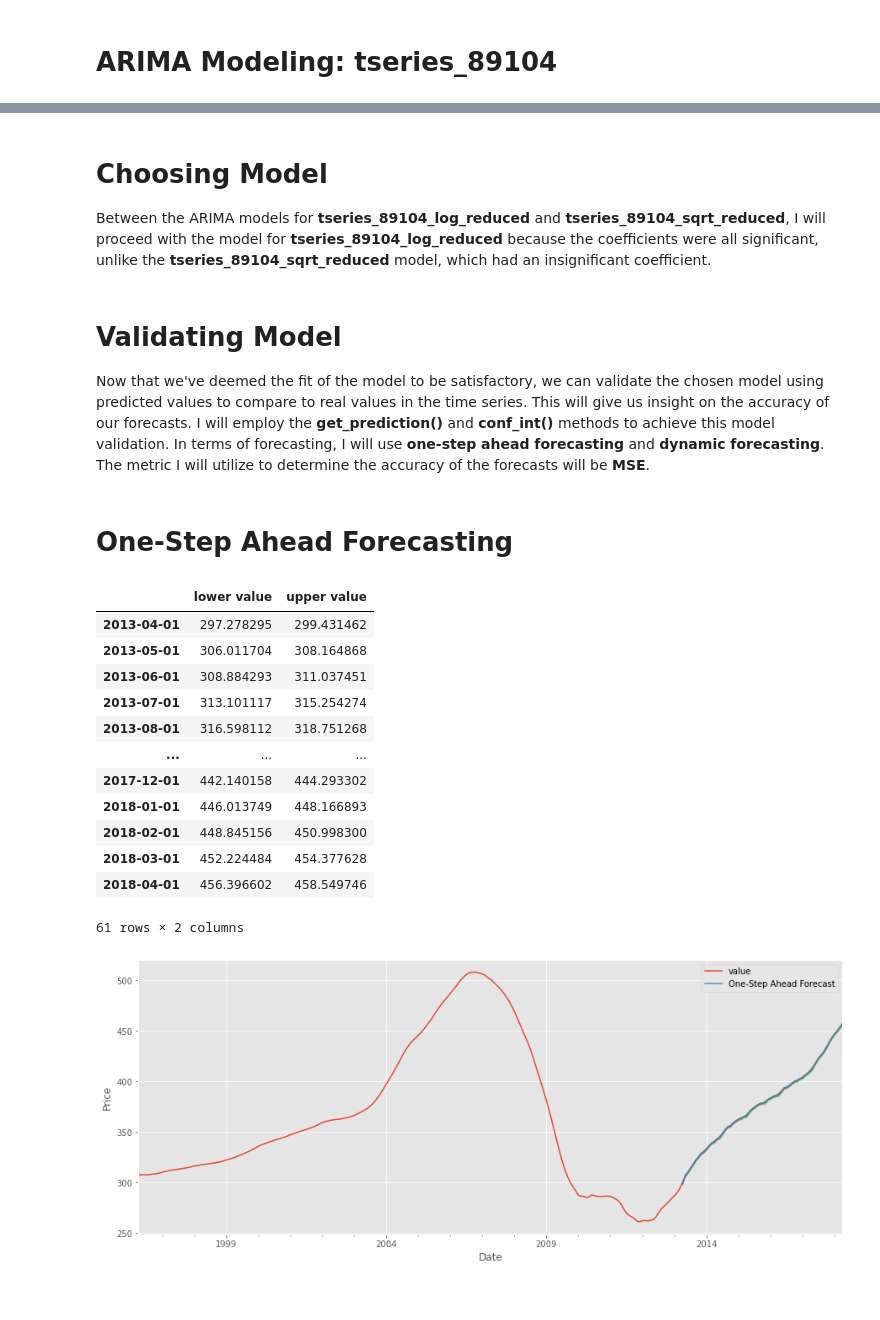
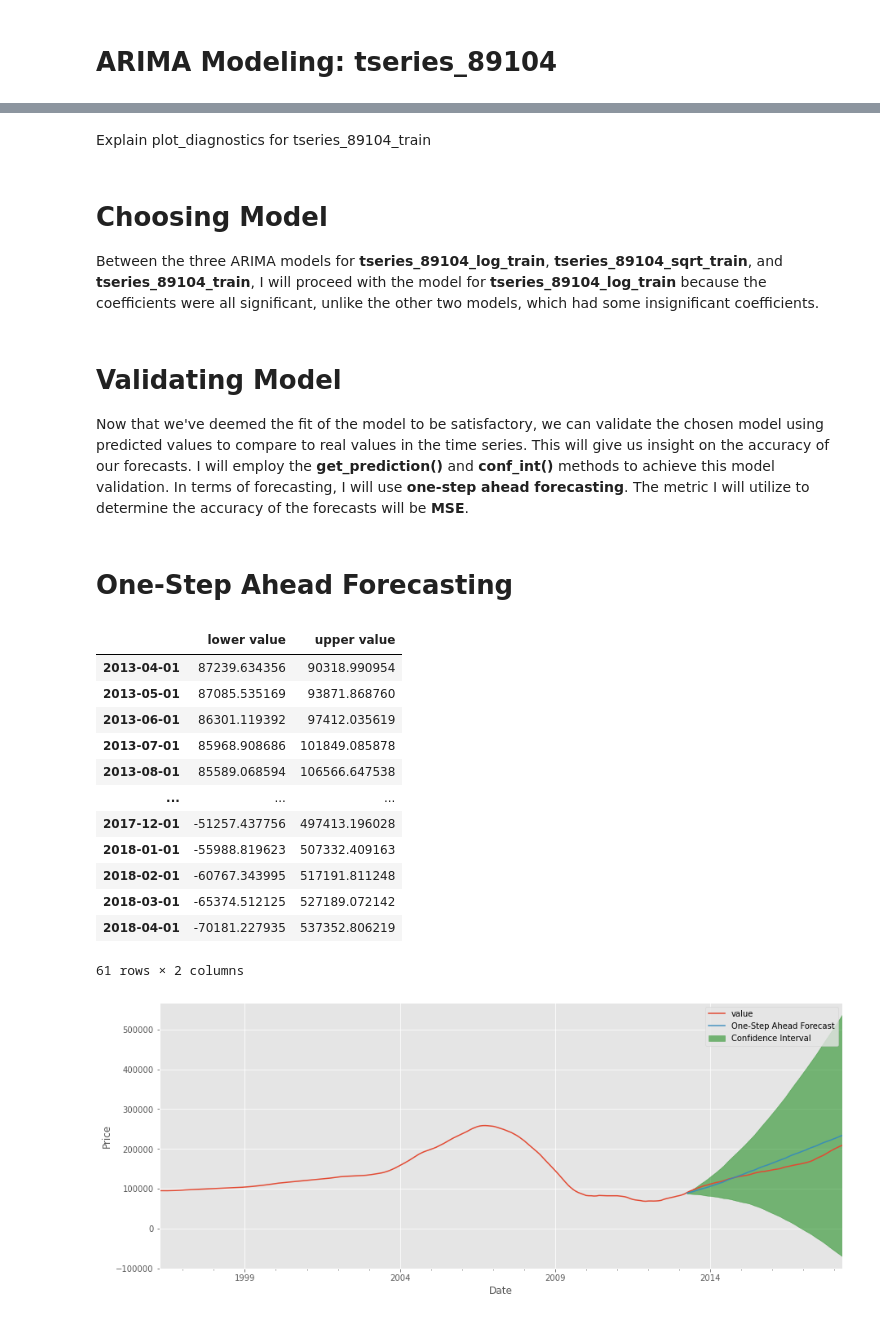
Before and after one commit to jbenedito99/Zipcode-Time-Series-Modeling, a Jupyter notebook: time-series/notebook.ipynb, the cells around one changed output, grey strips where cells are left out. Drawn from its saved outputs; the diff is of its cells as text; code cells hidden in the pictures.

Commit message:
Started forecasting

```diff
--- a/time-series/notebook.ipynb
+++ b/time-series/notebook.ipynb
@@ -671,2 +676,6 @@ Earlier, we said that the original <b>tseries_89104</b> data exhibited some seas
+# %%
+# split tseries_89104 into training and test set
+tseries_89104_train = tseries_89104['2008-03':'2013-03']
+tseries_89104_test = tseries_89104['2013-04':]
 # %%
 # Run a grid with pdq and seasonal pdq parameters calculated above and get the best AIC value
@@ -717,8 +732,8 @@ Name: 54, dtype: object
 # %%
 # Plug the optimal parameter values into a new SARIMAX model
-# For tseries_89104
-ARIMA_MODEL = sm.tsa.statespace.SARIMAX(tseries_89104,
-                                        order=(1, 1, 0),
+# For tseries_89104_train
+ARIMA_MODEL = sm.tsa.statespace.SARIMAX(tseries_89104_train,
+                                        order=(1, 1, 1),
                                         seasonal_order=(1, 1, 0, 12),
                                         enforce_stationarity=False,
                                         enforce_invertibility=False)
@@ -744,53 +760,55 @@ plt.show()
+# %% [markdown]
+Explain plot_diagnostics for tseries_89104_train
 # %% [markdown]
 # Choosing Model
 
-Between the ARIMA models for <b>tseries_89104_log_reduced</b> and <b>tseries_89104_sqrt_reduced</b>, I will proceed with the model for <b>tseries_89104_log_reduced</b> because the coefficients were all significant, unlike the <b>tseries_89104_sqrt_reduced</b> model, which had an insignificant coefficient.
+Between the three ARIMA models for <b>tseries_89104_log_train</b>, <b>tseries_89104_sqrt_train</b>, and <b>tseries_89104_train</b>, I will proceed with the model for <b>tseries_89104_log_train</b> because the coefficients were all significant, unlike the other two models, which had some insignificant coefficients.
 # %% [markdown]
 # Validating Model
 
-Now that we've deemed the fit of the model to be satisfactory, we can validate the chosen model using predicted values to compare to real values in the time series. This will give us insight on the accuracy of our forecasts. I will employ the <b>get_prediction()</b> and <b>conf_int()</b> methods to achieve this model validation. In terms of forecasting, I will use <b>one-step ahead forecasting</b> and <b>dynamic forecasting</b>. The metric I will utilize to determine the accuracy of the forecasts will be <b>MSE</b>.
+Now that we've deemed the fit of the model to be satisfactory, we can validate the chosen model using predicted values to compare to real values in the time series. This will give us insight on the accuracy of our forecasts. I will employ the <b>get_prediction()</b> and <b>conf_int()</b> methods to achieve this model validation. In terms of forecasting, I will use <b>one-step ahead forecasting</b>. The metric I will utilize to determine the accuracy of the forecasts will be <b>MSE</b>.
 # %% [markdown]
 # One-Step Ahead Forecasting
 # %%
 # Get predictions starting from 2013-04 and calculate confidence intervals
-pred = output_sqrt.get_prediction(start=pd.to_datetime('2013-04'), dynamic=False)
+pred = output.get_prediction(start=pd.to_datetime('2013-04'), end=pd.to_datetime('2018-04'), dynamic=False)
 pred_conf = pred.conf_int()
 pred_conf
 # %% [output]
 |  | lower value | upper value |
-| 2013-04-01 | 297.278295 | 299.431462 |
-| 2013-05-01 | 306.011704 | 308.164868 |
-| 2013-06-01 | 308.884293 | 311.037451 |
-| 2013-07-01 | 313.101117 | 315.254274 |
-| 2013-08-01 | 316.598112 | 318.751268 |
+| 2013-04-01 | 87239.634356 | 90318.990954 |
+| 2013-05-01 | 87085.535169 | 93871.868760 |
+| 2013-06-01 | 86301.119392 | 97412.035619 |
+| 2013-07-01 | 85968.908686 | 101849.085878 |
+| 2013-08-01 | 85589.068594 | 106566.647538 |
 | ... | ... | ... |
-| 2017-12-01 | 442.140158 | 444.293302 |
-| 2018-01-01 | 446.013749 | 448.166893 |
-| 2018-02-01 | 448.845156 | 450.998300 |
-| 2018-03-01 | 452.224484 | 454.377628 |
-| 2018-04-01 | 456.396602 | 458.549746 |
+| 2017-12-01 | -51257.437756 | 497413.196028 |
+| 2018-01-01 | -55988.819623 | 507332.409163 |
+| 2018-02-01 | -60767.343995 | 517191.811248 |
+| 2018-03-01 | -65374.512125 | 527189.072142 |
+| 2018-04-01 | -70181.227935 | 537352.806219 |
 61 rows × 2 columns
 # %%
 # Plot real vs predicted values along with confidence interval
 
 rcParams['figure.figsize'] = 15, 6
 
 # Plot observed values
-ax = tseries_89104_sqrt.plot(label='observed')
+ax = tseries_89104.plot(label='observed')
 
 # Plot predicted values
 pred.predicted_mean.plot(ax=ax, label='One-Step Ahead Forecast', alpha=0.9)
 
 # Plot the range for confidence intervals
 ax.fill_between(pred_conf.index,
                 pred_conf.iloc[:, 0],
-                pred_conf.iloc[:, 1], color='g', alpha=0.5)
+                pred_conf.iloc[:, 1], color='g', alpha=0.5, label='Confidence Interval')
 
 # Set axes labels
 ax.set_xlabel('Date')
 ax.set_ylabel('Price')
 plt.legend()
 
 plt.show()
 # %% [output]
-[figure, old version]
+[figure, new version]
```
Also changed, not shown: parts of 34 cells of this notebook.
